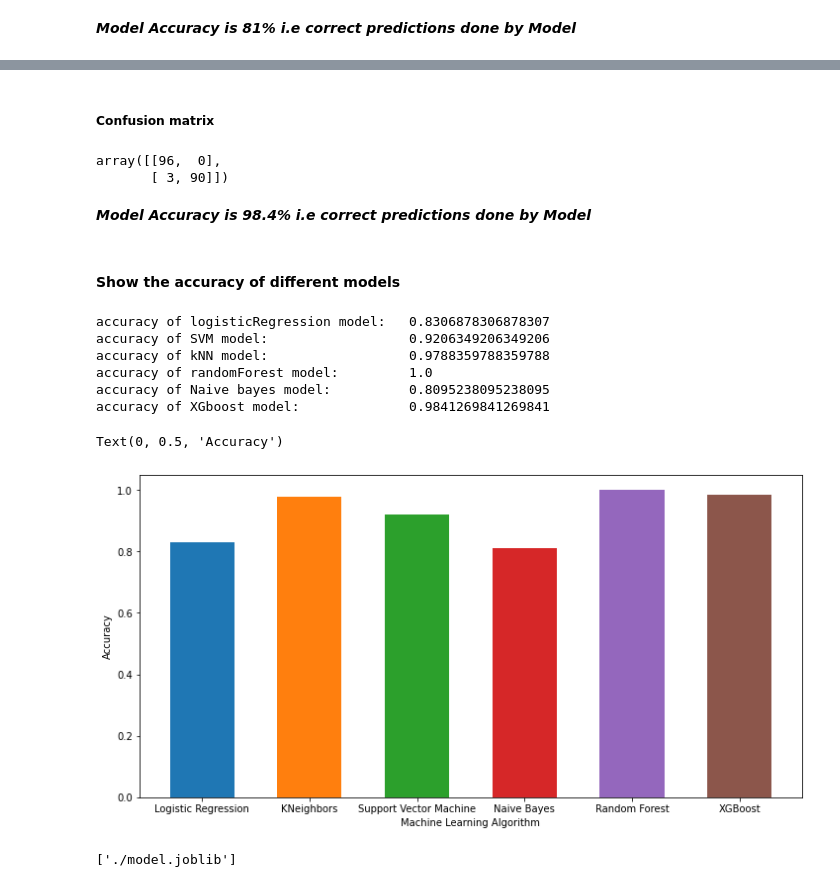
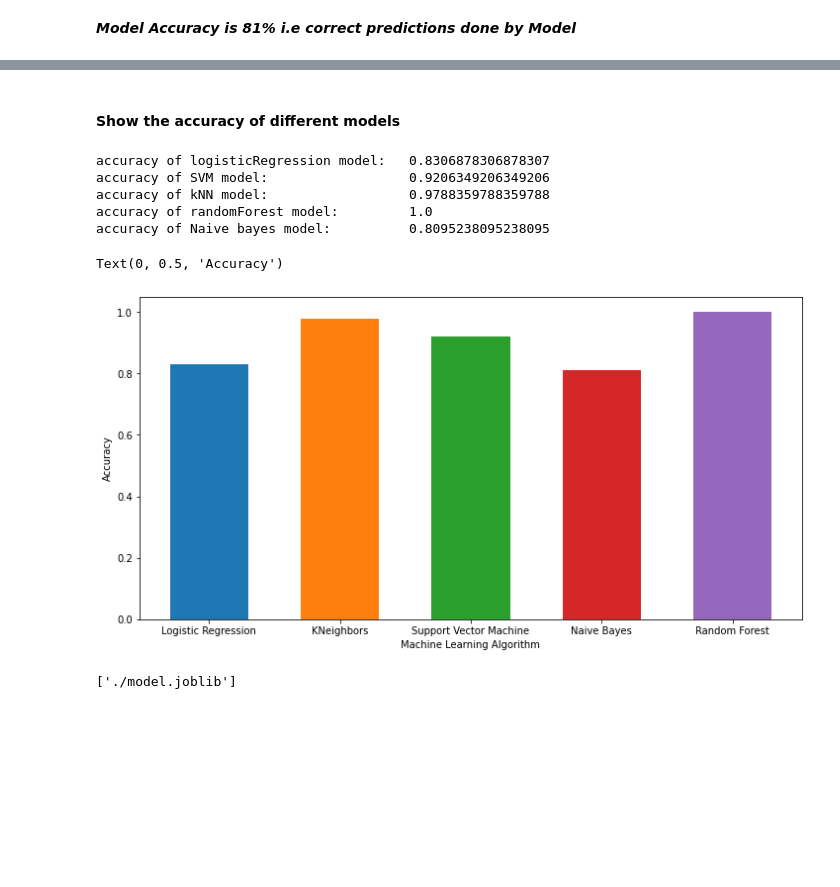
Before and after one commit to sofienesafta/mongodb-kafka, a Jupyter notebook: Heart-disease_Prediction.ipynb, the cells around one changed output, grey strips where cells are left out. Cells and saved outputs as stored; diff of their text form; code cells hidden in the pictures; blank space fills up the shorter version.

```diff
--- a/Heart-disease_Prediction.ipynb
+++ b/Heart-disease_Prediction.ipynb
@@ -437,6 +421,7 @@ array([[96,  4],
 ### Random Forest Classifier
 # %%
 from sklearn.ensemble import RandomForestClassifier
-random_model= RandomForestClassifier()
-random_model.fit(X_train,y_train) ## training the model
+random_pipe= Pipeline([('scaler', StandardScaler()), ('RFC', RandomForestClassifier())])
+
+random_pipe.fit(X_train,y_train) ## training the model
 # %% [output]
@@ -445,7 +431,7 @@ RandomForestClassifier()
 #### Prediction and accuracy
 # %%
 ## predict and test accuracy
-y_random_pred= random_model.predict(X_test)
+y_random_pred= random_pipe.predict(X_test)
 accuracy_random = accuracy_score(y_random_pred,y_test)
 accuracy_random
 # %% [output]
@@ -465,6 +451,6 @@ array([[96,  0],
 ### Naive Bayes
 # %%
 from sklearn.naive_bayes import GaussianNB
-gnb_model= GaussianNB()
-gnb_model.fit(X_train, y_train)
+gnb_pipe= Pipeline([('scaler', StandardScaler()), ('gnb', GaussianNB())])
+gnb_pipe.fit(X_train, y_train)
 # %% [output]
@@ -473,7 +459,7 @@ GaussianNB()
 #### Prediction and accuracy
 # %%
 ## predict and test accuracy
-y_gnb_pred= gnb_model.predict(X_test)
+y_gnb_pred= gnb_pipe.predict(X_test)
 accuracy_gnb = accuracy_score(y_gnb_pred,y_test)
 accuracy_gnb
 # %% [output]
@@ -518,14 +478,3 @@ accuracy_xgb
-# %% [markdown]
-##### Confusion matrix
-# %%
-## display confusion_matrix
-conf_mat= confusion_matrix(y_test,y_xgb_pred)
-conf_mat
-# %% [output]
-array([[96,  0],
-       [ 3, 90]])
-# %% [markdown]
-***Model Accuracy is 98.4% i.e correct predictions done by Model***
 # %% [markdown]
 #### Show the accuracy of different models
 # %%
@@ -534,26 +483,22 @@ print("accuracy of SVM model:                 ", accuracy_svc)
 print("accuracy of kNN model:                 ", accuracy_knn)
 print("accuracy of randomForest model:        ", accuracy_random)
 print("accuracy of Naive bayes model:         ", accuracy_gnb)
-
-print("accuracy of XGboost model:             ", accuracy_xgb)
 # %% [output]
 accuracy of logisticRegression model:   0.8306878306878307
 accuracy of SVM model:                  0.9206349206349206
 accuracy of kNN model:                  0.9788359788359788
 accuracy of randomForest model:         1.0
 accuracy of Naive bayes model:          0.8095238095238095
-accuracy of XGboost model:              0.9841269841269841
 # %%
 plt.figure(figsize=(12, 6))
 plt.bar("Logistic Regression",accuracy_log,width=0.6)
 plt.bar("KNeighbors",accuracy_knn,width=0.6)
 plt.bar("Support Vector Machine",accuracy_svc,width=0.6)
 plt.bar("Naive Bayes",accuracy_gnb,width=0.6)
 plt.bar("Random Forest",accuracy_random,width=0.6)
-plt.bar("XGBoost",accuracy_xgb,width=0.6)
 plt.xlabel("Machine Learning Algorithm")
 plt.ylabel("Accuracy")
 # %% [output]
 Text(0, 0.5, 'Accuracy')
-[figure, old version]
+[figure, new version]
 # %%
```
Also changed, not shown: parts of 17 cells of this notebook, 2 other files.
